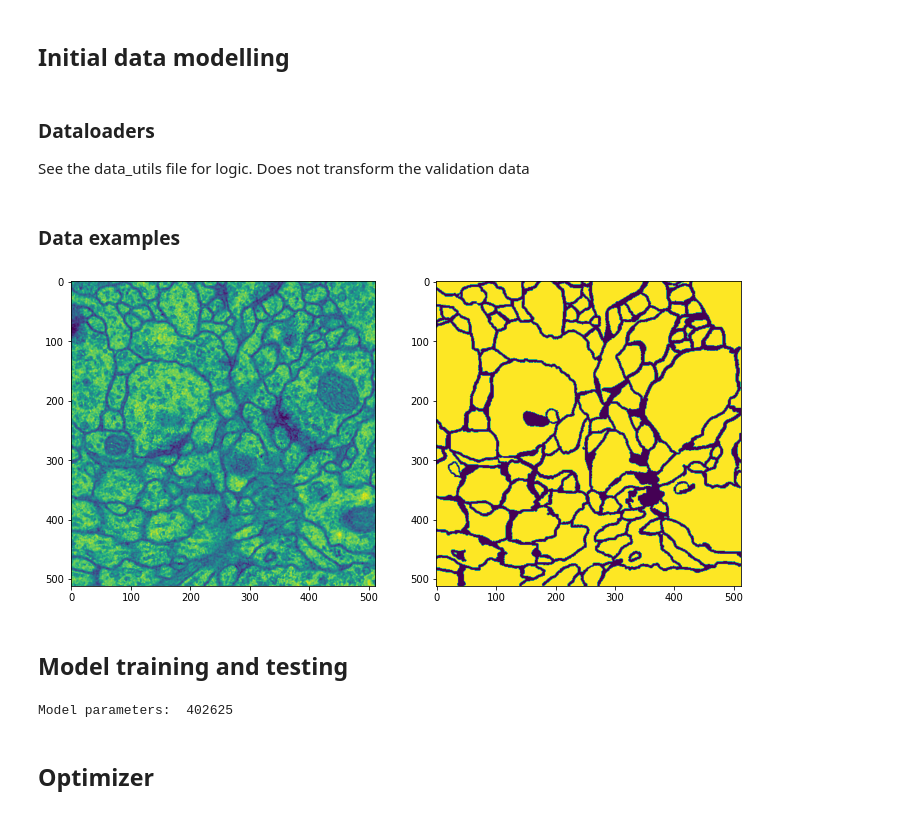
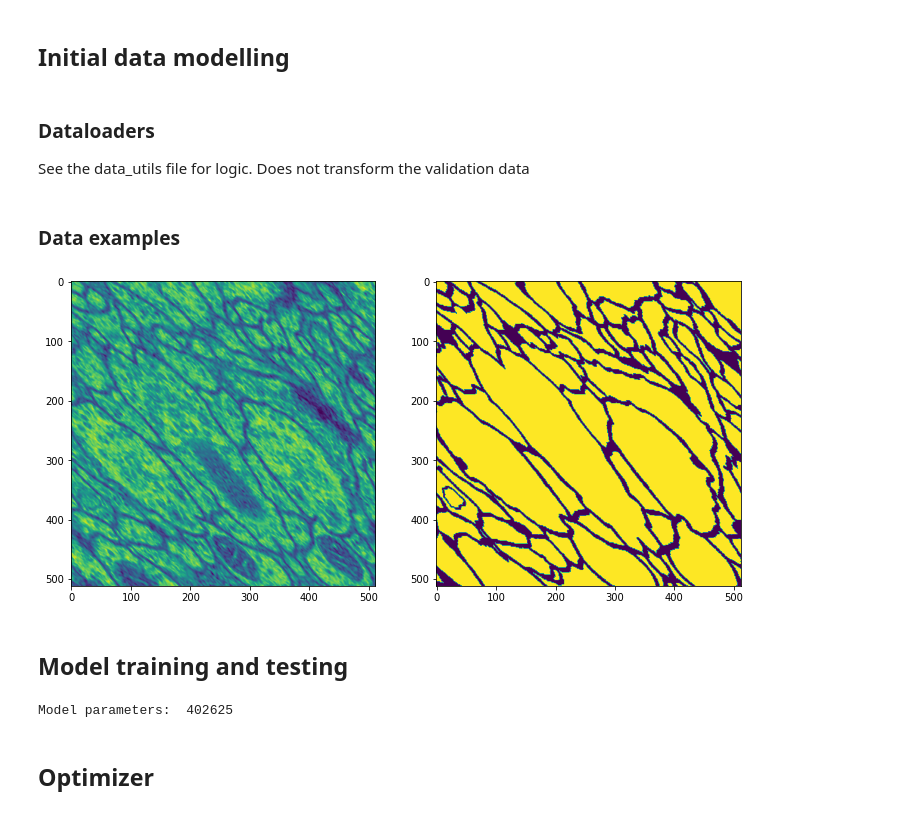
Before and after one commit to gustavhartz/SegmentaitonNeuralStacksUNet, a Jupyter notebook: Model testing.ipynb, the cells around one changed output. Saved outputs shown, nothing was run; the diff lists cells and outputs as text; code cells hidden in the pictures.

```diff
--- a/Model testing.ipynb
+++ b/Model testing.ipynb
@@ -12,31 +14,33 @@ import torch.optim as optim
 import torch.nn.functional as F
 import numpy as np
 %matplotlib inline
-# %% [markdown]
-### Dataloaders
-See the data_utils file for logic. Does not transform the validation data
+# %% [markdown]
+### Dataloaders
+See the data_utils file for logic. Does not transform the validation data
 # %%
 transform = transforms.Compose([transforms.ToTensor()])
 # Load the dataset
 train_dataset = EM_DATA(train=True, size=256, _transform=transform, data_path="Data")
 test_dataset = EM_DATA(train=False, size=256, _transform=transform, data_path="Data")
 validation_dataset = EM_DATA(train=False, size=256, _transform=transform, data_path="Data", validation=True)
-# %% [markdown]
-### Data examples
+# %% [markdown]
+### Data examples
 # %%
 from matplotlib.pyplot import imshow
 import matplotlib.pyplot as plt
 import numpy as np
 from PIL import Image
 %matplotlib inline
 
 fig, ax = plt.subplots(1, 2, figsize=(12,12))
 
-ax[0].imshow(next(iter(validation_dataset))[0].numpy()[0,:,:])
-ax[1].imshow(next(iter(validation_dataset))[1].numpy()[0,:,:])
+data_ex=next(iter(train_dataset))
+
+ax[0].imshow(data_ex[0].numpy()[0,:,:])
+ax[1].imshow(data_ex[1].numpy()[0,:,:])
 plt.show()
 # %% [output]
-[figure, old version]
+[figure, new version]
 # %% [markdown]
 ## Model training and testing
 # %%
@@ -60,10 +64,10 @@ x = Variable(torch.FloatTensor(np.random.random((1, 1, 512, 512))))
 out = model(x)
 loss = torch.sum(out)
 loss.backward()
-# %%
-print("Model parameters: ", sum(p.numel() for p in model.parameters() if p.requires_grad))
-# %% [output]
-Model parameters:  402625
+# %%
+print("Model parameters: ", sum(p.numel() for p in model.parameters() if p.requires_grad))
+# %% [output]
+Model parameters:  402625
 # %% [markdown]
 ## Optimizer
 # %%
```
Also changed, not shown: parts of 7 cells of this notebook, 1 other file.
